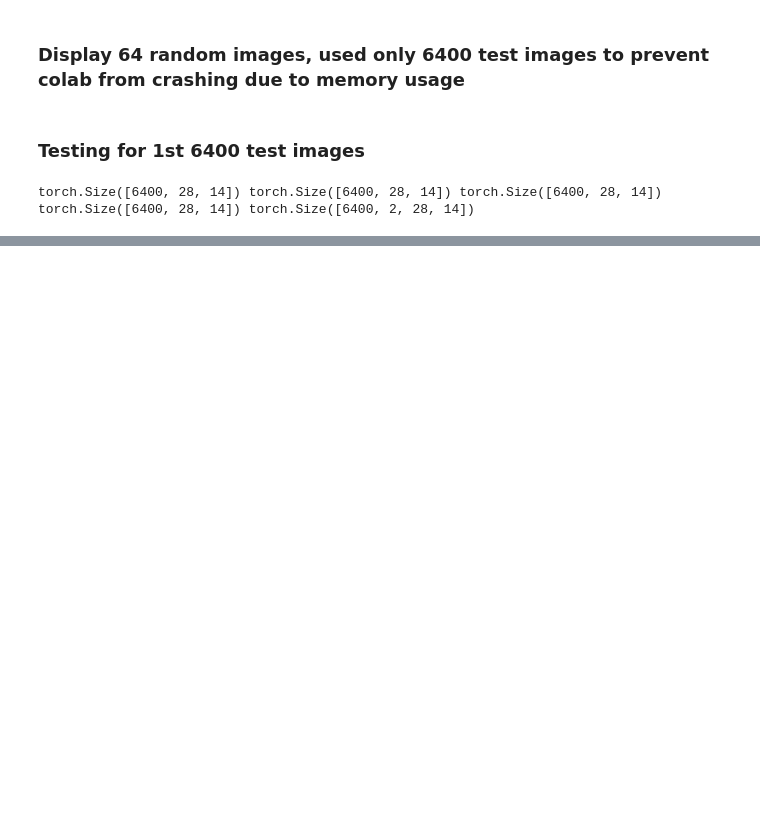
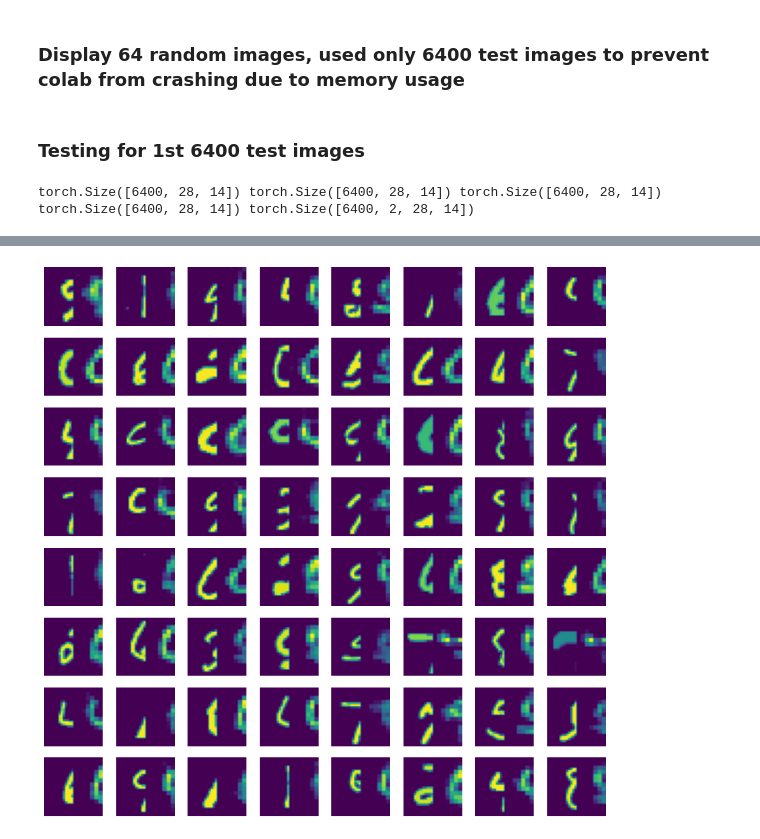
Before and after one commit to prashantdukecyfi/SMAI-CorMCNN-Project, a Jupyter notebook: SMAI_PROJECT_FINAL.ipynb, the cells around one changed output, grey strips where cells are left out. Cells and saved outputs as stored; diff of their text form; code cells hidden in the pictures; blank space fills up the shorter version.

```diff
--- a/SMAI_PROJECT_FINAL.ipynb
+++ b/SMAI_PROJECT_FINAL.ipynb
@@ -306,0 +325,7 @@ show_sample_reconstructions(RIGHT1.cpu().detach().numpy(), ACTUAL)
+# %%
+ACTUAL = actual.cpu().detach().numpy()
+ACTUAL = ACTUAL[:,0,:,:]
+ACTUAL = ACTUAL.squeeze()
+show_sample_reconstructions(LEFT1.cpu().detach().numpy(), ACTUAL)
+# %% [output]
+[figure, added]
```
Also changed, not shown: parts of 22 cells of this notebook.
